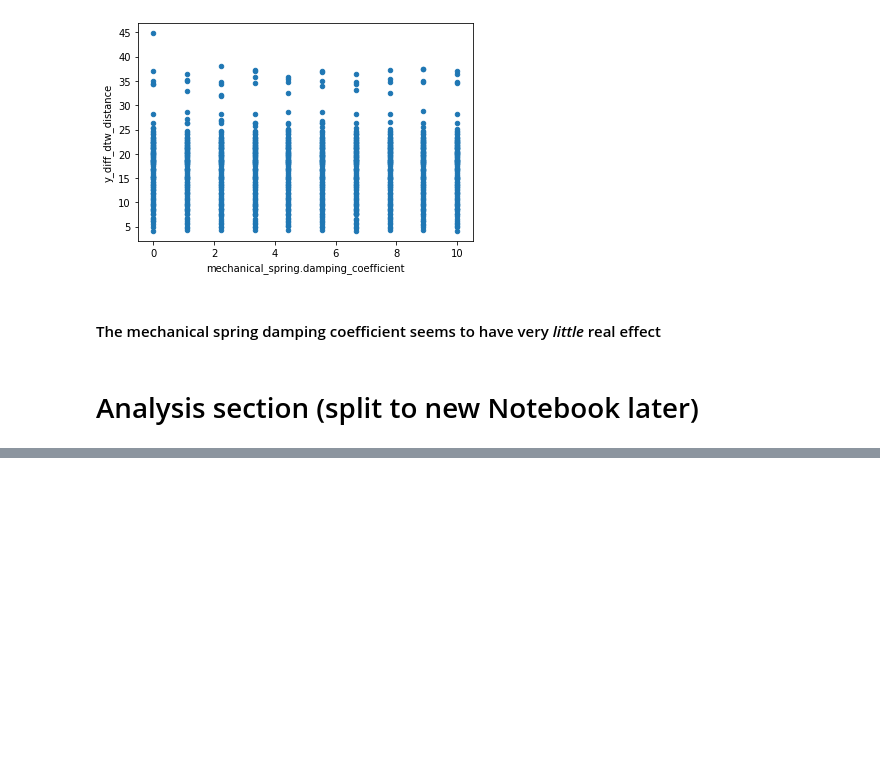
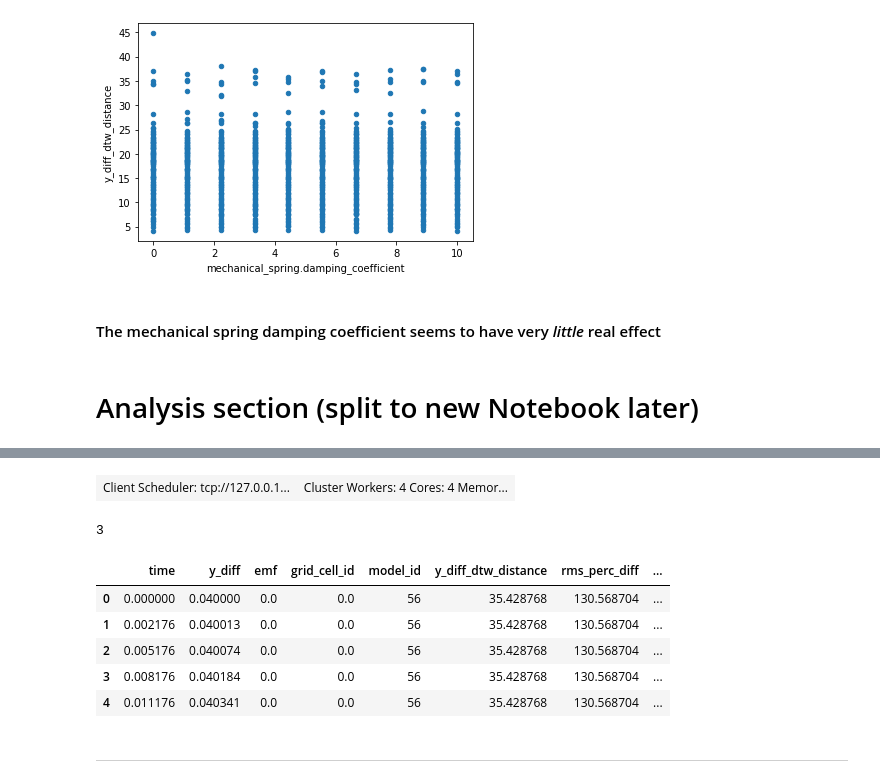
Before and after one commit to mnicstruwig/FlexibleFluxSimulator, a Jupyter notebook: experiments/2020-05-22-Analyze-Grid-Results.ipynb, the cells around one changed output, grey strips where cells are left out. Drawn from its saved outputs; the diff is of its cells as text; code cells hidden in the pictures; blank space fills up the shorter version.

```diff
--- a/experiments/2020-05-22-Analyze-Grid-Results.ipynb
+++ b/experiments/2020-05-22-Analyze-Grid-Results.ipynb
@@ -334,0 +139,21 @@ def make_ridge_plot(df, row, distribution_metric, x_axis_label, output_path):
+# %%
+from dask.distributed import Client
+import dask.dataframe as dd
+
+client = Client(n_workers=4)
+client
+# %% [output]
+| Client Scheduler: tcp://127.0.0.1... | Cluster Workers: 4 Cores: 4 Memor... |
+# %%
+root_path = './'
+files = ['A', 'B', 'C']
+# %%
+dfs = []
+for f in files:
+    df = dd.read_parquet(root_path + f + '.parquet', engine='pyarrow')
+    df['device_id'] = f
+    df['input_excitation'] = df['input_excitation'].astype('int')
+    dfs.append(df)
+len(dfs)
+# %% [output]
+3
@@ -334,0 +162,11 @@ def make_ridge_plot(df, row, distribution_metric, x_axis_label, output_path):
+# %%
+df = dd.read_parquet(root_path + 'joined.parquet', engine='pyarrow', filters=[('device_id', '==', "A"), ('input_excitation', '==', 2)])
+# %% [output]
+|  | time | y_diff | emf | grid_cell_id | model_id | y_diff_dtw_distance | rms_perc_diff | ... |
+| 0 | 0.000000 | 0.040000 | 0.0 | 0.0 | 56 | 35.428768 | 130.568704 | ... |
+| 1 | 0.002176 | 0.040013 | 0.0 | 0.0 | 56 | 35.428768 | 130.568704 | ... |
+| 2 | 0.005176 | 0.040074 | 0.0 | 0.0 | 56 | 35.428768 | 130.568704 | ... |
+| 3 | 0.008176 | 0.040184 | 0.0 | 0.0 | 56 | 35.428768 | 130.568704 | ... |
+| 4 | 0.011176 | 0.040341 | 0.0 | 0.0 | 56 | 35.428768 | 130.568704 | ... |
+# %% [markdown]
+---
```
Also changed, not shown: parts of 58 cells of this notebook, 4 other files.
